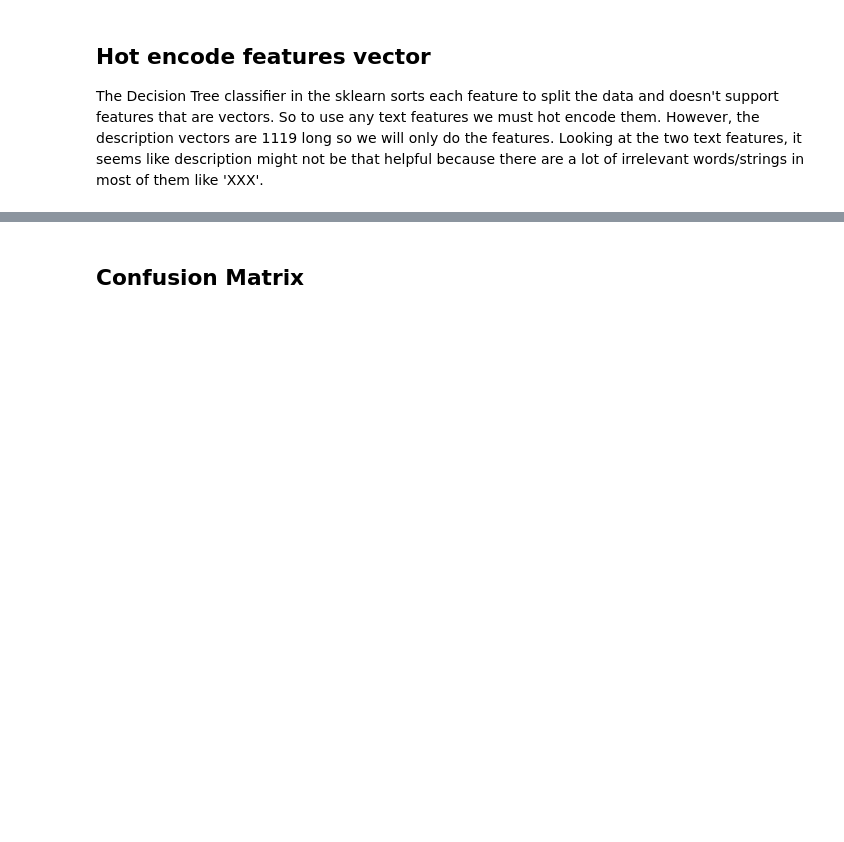
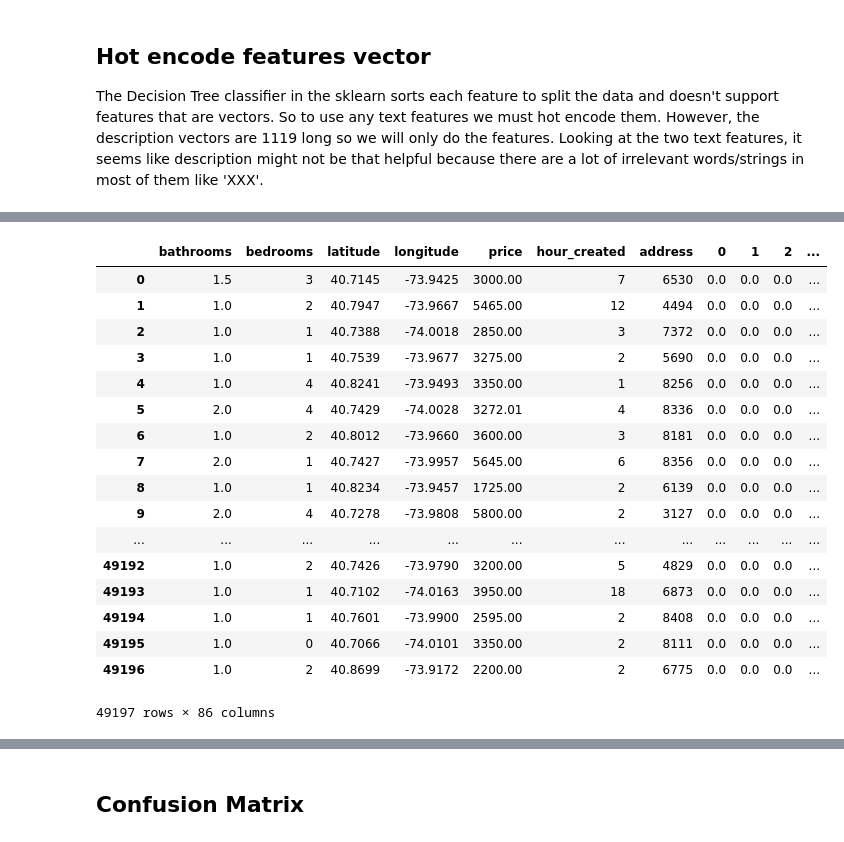
Before and after one commit to taryn-c/CMPT459-Project, a Jupyter notebook: Decision Tree.ipynb, the cells around one changed output, grey strips where cells are left out. Cells and saved outputs as stored; diff of their text form; code cells hidden in the pictures; blank space fills up the shorter version.

```diff
--- a/Decision Tree.ipynb
+++ b/Decision Tree.ipynb
@@ -260,3 +268,6 @@ feat = data['feat_vect'].apply(lambda x: x.toarray().tolist())
 feat_list = []
 for i in feat:
     feat_list.append(i)
+# %%
+X2 = pd.DataFrame(np.array(feat_list).reshape(np.array(feat_list).shape[0],np.array(feat_list).shape[2]))
+X2 = X[numeric].join(X2)
@@ -283,0 +330,21 @@ X.join(pd.DataFrame(np.array(feat_list).reshape(49197,79)))
+# %%
+X2
+# %% [output]
+|  | bathrooms | bedrooms | latitude | longitude | price | hour_created | address | 0 | 1 | 2 | ... |
+| 0 | 1.5 | 3 | 40.7145 | -73.9425 | 3000.00 | 7 | 6530 | 0.0 | 0.0 | 0.0 | ... |
+| 1 | 1.0 | 2 | 40.7947 | -73.9667 | 5465.00 | 12 | 4494 | 0.0 | 0.0 | 0.0 | ... |
+| 2 | 1.0 | 1 | 40.7388 | -74.0018 | 2850.00 | 3 | 7372 | 0.0 | 0.0 | 0.0 | ... |
+| 3 | 1.0 | 1 | 40.7539 | -73.9677 | 3275.00 | 2 | 5690 | 0.0 | 0.0 | 0.0 | ... |
+| 4 | 1.0 | 4 | 40.8241 | -73.9493 | 3350.00 | 1 | 8256 | 0.0 | 0.0 | 0.0 | ... |
+| 5 | 2.0 | 4 | 40.7429 | -74.0028 | 3272.01 | 4 | 8336 | 0.0 | 0.0 | 0.0 | ... |
+| 6 | 1.0 | 2 | 40.8012 | -73.9660 | 3600.00 | 3 | 8181 | 0.0 | 0.0 | 0.0 | ... |
+| 7 | 2.0 | 1 | 40.7427 | -73.9957 | 5645.00 | 6 | 8356 | 0.0 | 0.0 | 0.0 | ... |
+| 8 | 1.0 | 1 | 40.8234 | -73.9457 | 1725.00 | 2 | 6139 | 0.0 | 0.0 | 0.0 | ... |
+| 9 | 2.0 | 4 | 40.7278 | -73.9808 | 5800.00 | 2 | 3127 | 0.0 | 0.0 | 0.0 | ... |
+| ... | ... | ... | ... | ... | ... | ... | ... | ... | ... | ... | ... |
+| 49192 | 1.0 | 2 | 40.7426 | -73.9790 | 3200.00 | 5 | 4829 | 0.0 | 0.0 | 0.0 | ... |
+| 49193 | 1.0 | 1 | 40.7102 | -74.0163 | 3950.00 | 18 | 6873 | 0.0 | 0.0 | 0.0 | ... |
+| 49194 | 1.0 | 1 | 40.7601 | -73.9900 | 2595.00 | 2 | 8408 | 0.0 | 0.0 | 0.0 | ... |
+| 49195 | 1.0 | 0 | 40.7066 | -74.0101 | 3350.00 | 2 | 8111 | 0.0 | 0.0 | 0.0 | ... |
+| 49196 | 1.0 | 2 | 40.8699 | -73.9172 | 2200.00 | 2 | 6775 | 0.0 | 0.0 | 0.0 | ... |
+49197 rows × 86 columns
```
Also changed, not shown: parts of 32 cells of this notebook, 1 other file.
